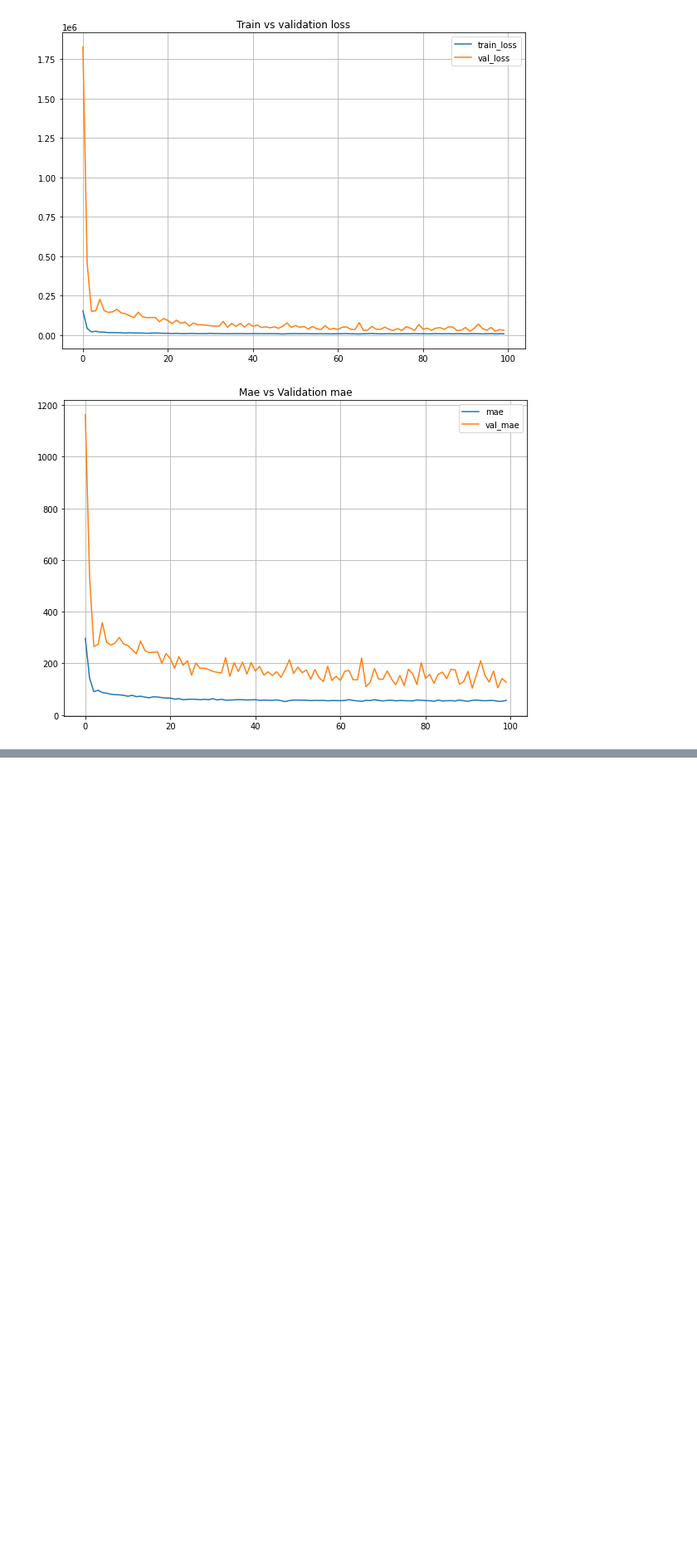
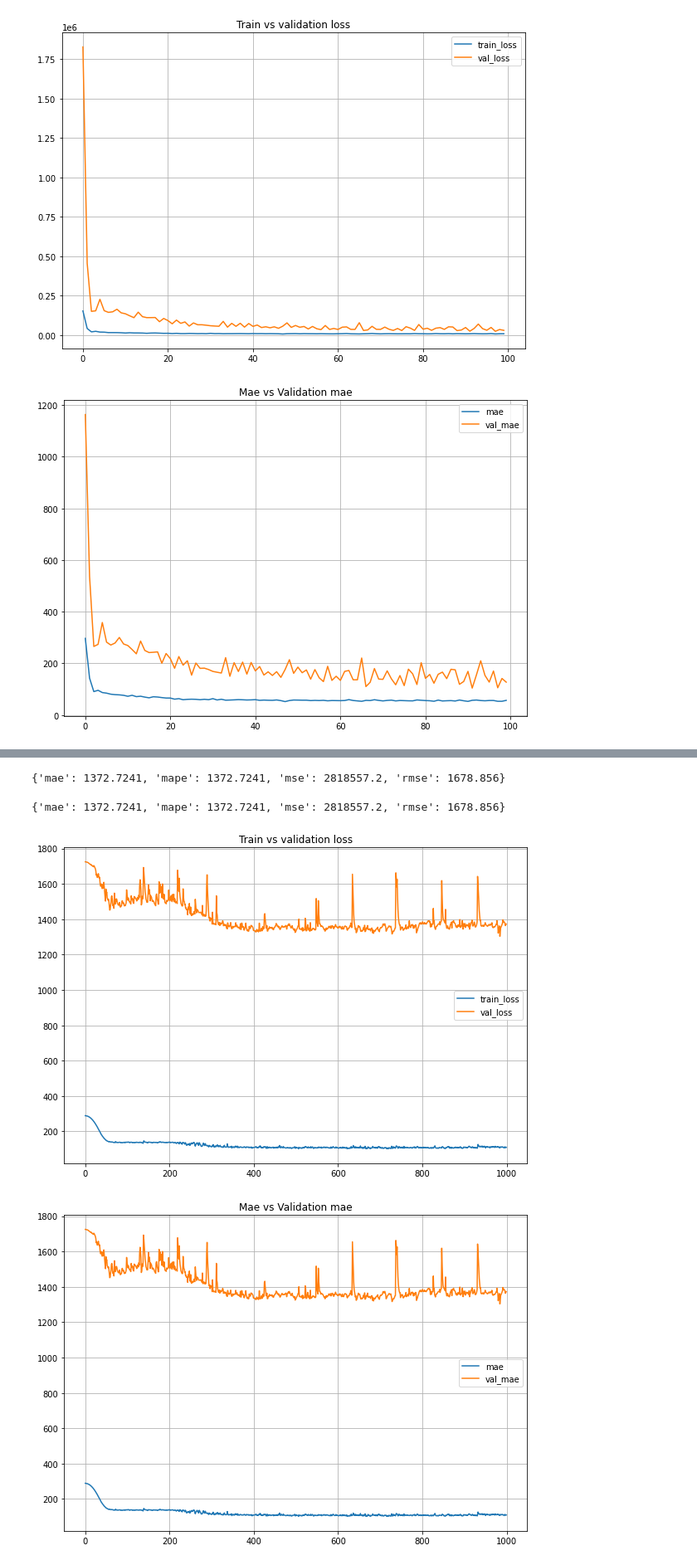
Before and after one commit to schauppi/Udemy_TensorFlow_Developer, a Jupyter notebook: Exam_preparation/Time_series_forecasting_eth_price.ipynb, the cells around one changed output, grey strips where cells are left out. Shown at 83% size. Saved outputs shown, nothing was run; the diff lists cells and outputs as text; code cells hidden in the pictures; blank space fills up the shorter version.

```diff
--- a/Exam_preparation/Time_series_forecasting_eth_price.ipynb
+++ b/Exam_preparation/Time_series_forecasting_eth_price.ipynb
@@ -633,0 +798,24 @@ plot_mae_loss_curves(history_model_5)
+# %%
+tf.random.set_seed(42)
+
+#Build the model
+model_9 = tf.keras.Sequential([
+                               layers.Lambda(lambda x: tf.expand_dims(x, axis=1)),
+                               layers.Bidirectional(layers.LSTM(128, dropout=0.2, return_sequences=True)),
+                               layers.Dropout(0.2),
+                               layers.BatchNormalization(),
+                               layers.Bidirectional(layers.LSTM(128, dropout=0.2)),
+                               layers.Dropout(0.2),
+                               layers.BatchNormalization(),
+                               layers.Dense(HORIZON)
+], name="model_9_bi_lstm")
+# %%
+#Compile the model
+model_9.compile(loss="mae", optimizer="Adam", metrics=["mae", "mse"])
+# %%
+#Fit the model
+history_model_9 = model_9.fit(train_windows, train_labels,
+                              verbose=0,
+                              epochs=1000,
+                              batch_size=128,
+                              validation_data=(test_windows, test_labels))
@@ -633,0 +828,33 @@ plot_mae_loss_curves(history_model_5)
+# %%
+#Make future predictions
+model_9_preds = make_preds(model_9, test_windows)
+
+#Evaluate on future predictions
+model_9_results = evaluate_preds(tf.squeeze(test_labels), model_9_preds)
+model_9_results
+# %% [output]
+{'mae': 1372.7241, 'mape': 1372.7241, 'mse': 2818557.2, 'rmse': 1678.856}
+# %%
+def predict_evaluate_plot(model, test_windows, test_labels, history):
+  """
+  Function for evaluation the trained model and plotting the training curve
+  Parameters
+  ---------
+  model: trained model
+  test_windows: test windows for validating the model
+  test_labels: labels for validating the model
+  history: model training history
+
+  Returns dictionary with varius evaluation metrics
+  """
+  model_preds = make_preds(model, test_windows)
+  model_results = evaluate_preds(tf.squeeze(test_labels), model_preds)
+  plot_mae_loss_curves(history)
+  return model_results
+# %%
+model_9_results = predict_evaluate_plot(model_9, test_windows, test_labels, history_model_9)
+model_9_results
+# %% [output]
+{'mae': 1372.7241, 'mape': 1372.7241, 'mse': 2818557.2, 'rmse': 1678.856}
+[figure, added]
+[figure, added]
```
Also changed, not shown: parts of 51 cells of this notebook.
